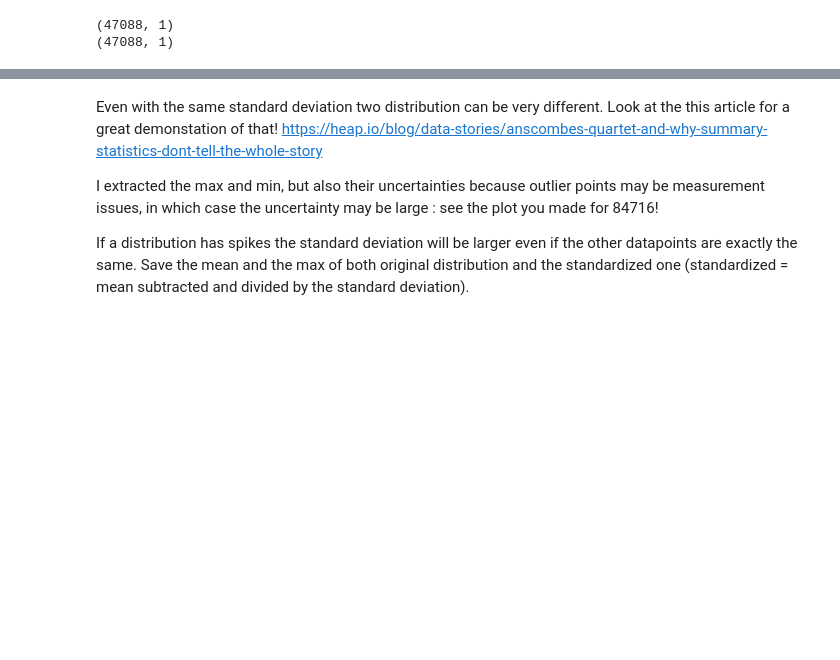
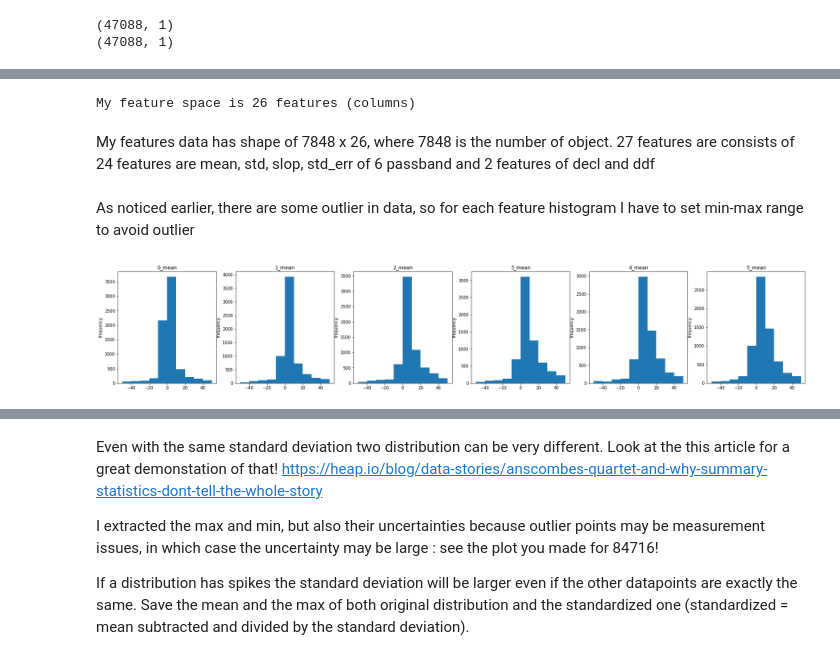
Before and after one commit to pvhau169/MLTSA22_HPhan, a Jupyter notebook: HW7/MLTSA2022_GP_homework.ipynb, the cells around one changed output, grey strips where cells are left out. Cells and saved outputs as stored; diff of their text form; code cells hidden in the pictures; blank space fills up the shorter version.

```diff
--- a/HW7/MLTSA2022_GP_homework.ipynb
+++ b/HW7/MLTSA2022_GP_homework.ipynb
@@ -278,3 +277,7 @@ print(means.shape)
 # %% [output]
 (47088, 1)
 (47088, 1)
+# %%
+group_flux_data = lcvs.groupby(["object_id", "passband"])[['flux']]
+flux = lcvs.groupby(["object_id", "passband"])['flux'].apply(list).to_dict()
+mjd = lcvs.groupby(["object_id", "passband"])['mjd'].apply(list).to_dict()
@@ -281 +318,30 @@ print(means.shape)
+# %%
+passband = np.array(passband)
+datas = []
+for (i, label) in enumerate(range(6)):
+  passband_mask = passband == label
+  datas.append(features[passband_mask])
+
+datas = np.stack(datas, axis = 1)
+datas = datas.reshape(datas.shape[0], -1)
+# %%
+decl = np.atleast_2d(metadata['decl'].to_numpy()).T
+ddf = np.atleast_2d(metadata['ddf'].to_numpy()).T
+object_id = np.atleast_2d(np.unique(lcvs['object_id'].to_numpy())).T.astype(int)
+datas = np.concatenate((datas, decl), axis = -1)
+datas = np.concatenate((datas, ddf), axis = -1)
+datas = np.concatenate((datas, object_id), axis = -1)
+# %%
+columns = ["mean", "std", "slope", "std_err"]
+column_names = []
+for i in range(6):
+  for column in columns:
+    column_names.append("{}_{}".format(i, column))
+column_names.append("decl")
+column_names.append("ddf")
+column_names.append("object_id")
+
+
+features = pd.DataFrame(datas, columns = column_names)
+features = features.set_index("object_id")
 # %%
@@ -319,0 +362,21 @@ def m2(x):
+# %%
+print("My feature space is {} features (columns)".format(features.shape[1]))
+# %% [output]
+My feature space is 26 features (columns)
+# %% [markdown]
+My features data has shape of 7848 x 26, where 7848 is the number of object. 27 features are consists of 24 features are mean, std, slop, std_err of 6 passband and 2 features of decl and ddf
+# %% [markdown]
+As noticed earlier, there are some outlier in data, so for each feature histogram I have to set min-max range to avoid outlier
+# %%
+feature_name = 'mean'
+range_hist = (-50, 100)
+fig = plt.figure(figsize = (30, 5))
+axes = []
+for i_plot in range(6):
+  column = "{}_{}".format(i_plot, feature_name)
+  axes.append(fig.add_subplot(1, 6, i_plot+1))
+  axes[-1].hist(features[column].to_numpy(), bins = 10, range = range_hist)
+  axes[-1].set_title(column)
+  axes[-1].set_ylabel('frequency')
+# %% [output]
+[figure, added]
```
Also changed, not shown: parts of 39 cells of this notebook.
